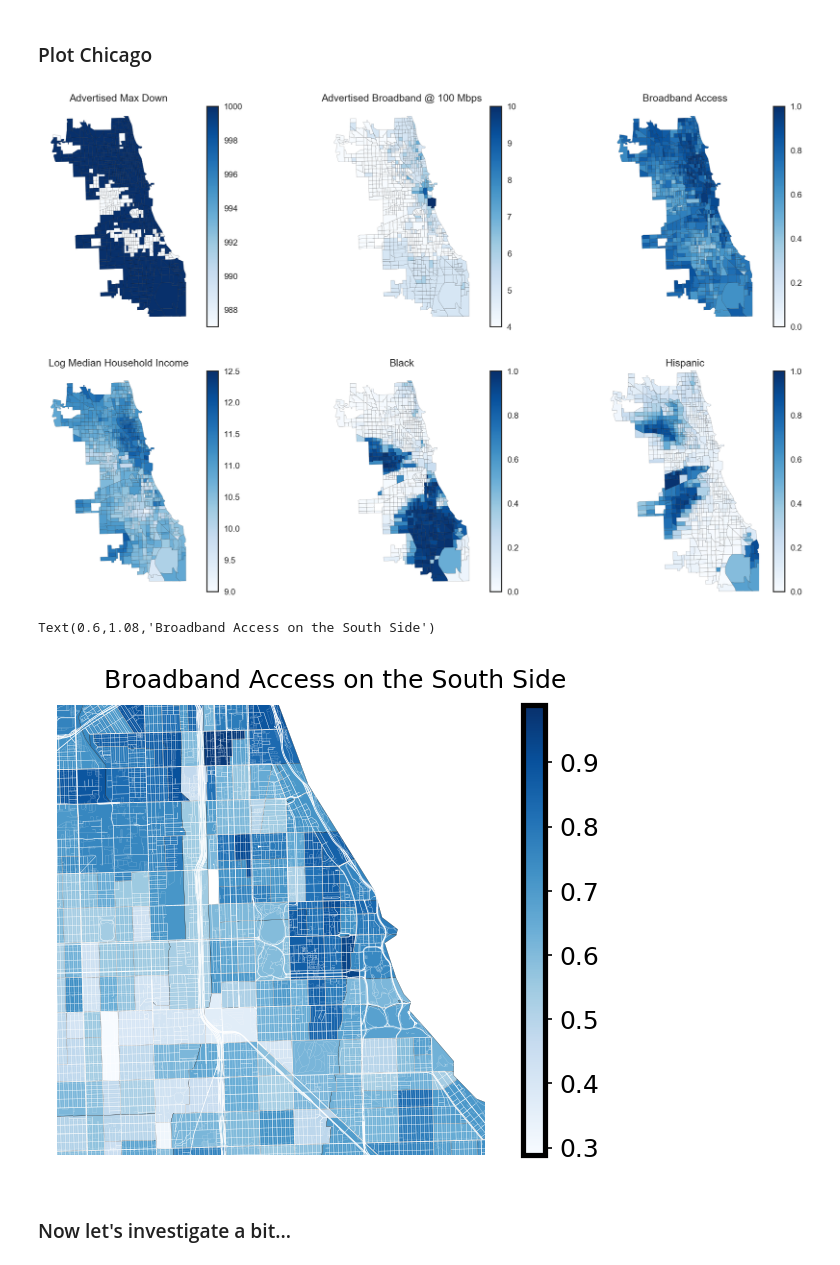
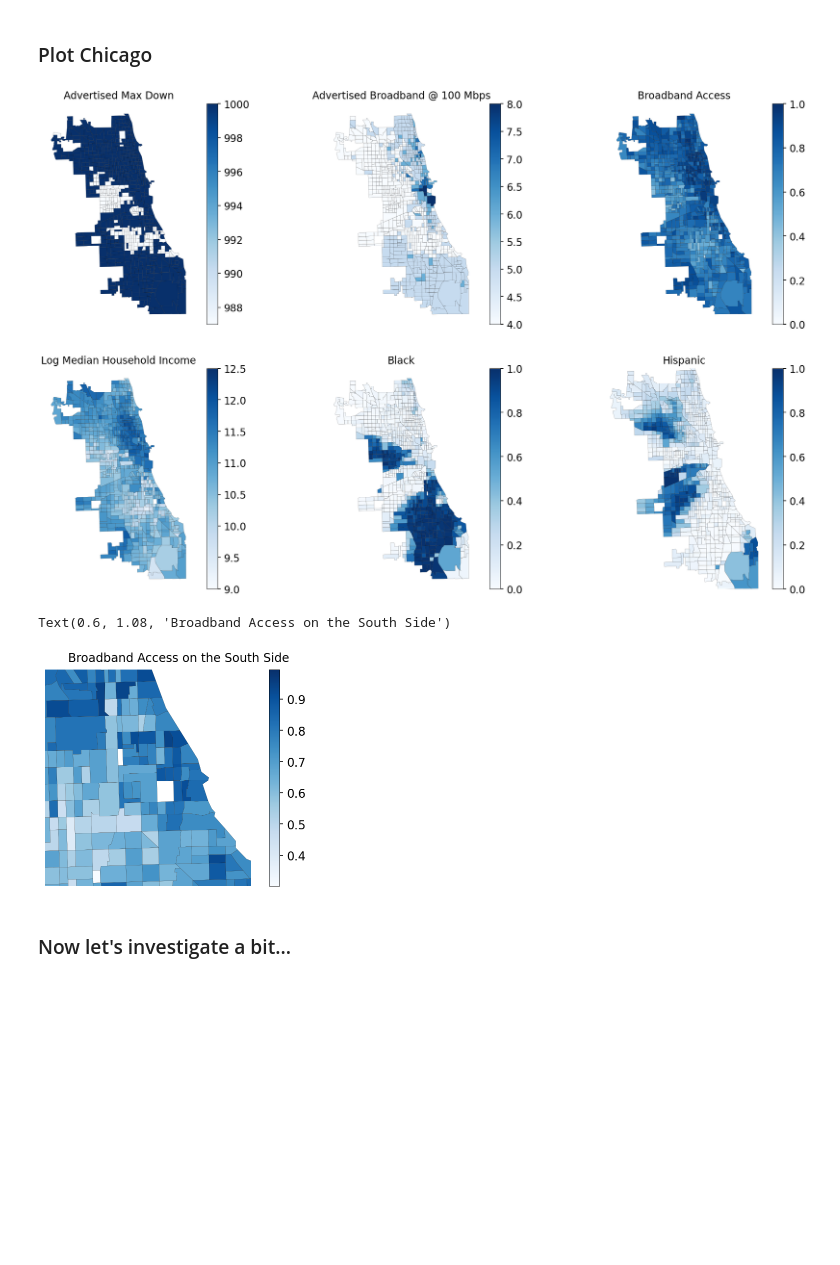
Before and after one commit to JamesSaxon/neighborhood_broadband, a Jupyter notebook: census/acs_fcc.ipynb, the cells around one changed output. Drawn from its saved outputs; the diff is of its cells as text; code cells hidden in the pictures; blank space fills up the shorter version.

````diff
--- a/census/acs_fcc.ipynb
+++ b/census/acs_fcc.ipynb
@@ -45,18 +45,29 @@ WHERE
   tr18.geoid IS NULL;
 ```
 # %%
-fcc = pd.read_csv("data/fcc_tract.csv.gz")
+fcc = pd.read_csv("../data/fcc_tract.csv.gz")
 
 #  The only city tract
 fcc.replace({"geoid" : {6037930401 : 6037137000}}, inplace = True)
 # %% [markdown]
 ### ACS
 # %%
-acs = pd.read_csv("data/acs_2018.csv.gz",
-                  usecols = ["geoid", "Broadband", "Computer", "BA", "logMHI", "Black", "Hispanic"])
+acs = pd.read_csv("../data/acs_2019.csv.gz")
 
+acs.drop(["state", "county", "tract"], inplace = True, axis = 1)
 acs["city"] = acs.geoid.replace(city_tracts)
 acs.loc[~acs.geoid.isin(city_tracts), "city"] = np.nan
+# %%
+acs["nhh_no_broadband"]                     = acs["households"] - acs["nhh_broadband"]
+acs["n_children_no_computer_and_broadband"] = acs["n_children"] - acs["n_children_computer_and_broadband"]
+
+acs["f_children_computer_and_broadband"] \
+  = (acs["n_children_computer_and_broadband"] / acs["n_children"]).round(3)
+
+for v in ["f_broadband", "f_computer", "f_ba", "f_black", "f_hispanic"]:
+    acs.loc[acs[v] < 0, v] = np.nan
+# %%
+acs["raw_ba"] = acs["n_ba"] / acs["den_ba"]
 # %% [markdown]
 ### Merge them...
 # %%
@@ -81,44 +92,44 @@ ax[0][0].set_title("Advertised Max Down")
 chicago.plot(column = "maxdowna", **style_kws, ax = ax[0][0])
 
 ax[0][1].set_title("Advertised Broadband @ 100 Mbps")
-chicago.plot(column = "n100a", vmax = 10, **style_kws, ax = ax[0][1])
+chicago.plot(column = "n100a", vmax = 8, **style_kws, ax = ax[0][1])
 
 ax[0][2].set_title("Broadband Access")
-chicago.plot(column = "Broadband", vmin = 0, vmax = 1, **style_kws, ax = ax[0][2])
-chicago[chicago["Broadband"] < 0].plot(**na_style_kws, ax = ax[0][2])
+chicago.plot(column = "f_broadband", vmin = 0, vmax = 1, **style_kws, ax = ax[0][2])
+chicago[chicago["f_broadband"] < 0].plot(**na_style_kws, ax = ax[0][2])
 
 ax[1][0].set_title("Log Median Household Income")
-chicago.plot(column = "logMHI", vmin = 9, vmax = 12.5, **style_kws, ax = ax[1][0])
-chicago[chicago["logMHI"].isna()].plot(**na_style_kws, ax = ax[1][0])
+chicago.plot(column = "log_mhi", vmin = 9, vmax = 12.5, **style_kws, ax = ax[1][0])
+chicago[chicago["log_mhi"].isna()].plot(**na_style_kws, ax = ax[1][0])
 
 ax[1][1].set_title("Black")
-chicago.plot(column = "Black", vmin = 0, vmax = 1, **style_kws, ax = ax[1][1])
-chicago[chicago["Black"] < 0].plot(**na_style_kws, ax = ax[1][1])
+chicago.plot(column = "f_black", vmin = 0, vmax = 1, **style_kws, ax = ax[1][1])
+chicago[chicago["f_black"] < 0].plot(**na_style_kws, ax = ax[1][1])
 
 ax[1][2].set_title("Hispanic")
-chicago.plot(column = "Hispanic", vmin = 0, vmax = 1, **style_kws, ax = ax[1][2])
-chicago[chicago["Hispanic"] < 0].plot(**na_style_kws, ax = ax[1][2])
+chicago.plot(column = "f_hispanic", vmin = 0, vmax = 1, **style_kws, ax = ax[1][2])
+chicago[chicago["f_hispanic"] < 0].plot(**na_style_kws, ax = ax[1][2])
 
 plt.subplots_adjust(hspace = 0.20)
 
-fig.savefig("fcc_maps.pdf")
-fig.savefig("fcc_maps.png", bbox_inches = "tight", pad_inches = 0.1, dpi = 300)
+fig.savefig("../figs/fcc_maps.pdf")
+fig.savefig("../figs/fcc_maps.png", bbox_inches = "tight", pad_inches = 0.1, dpi = 300)
 # %% [output]
-[figure, old version]
+[figure, new version]
 # %%
-ax = chicago.plot(column = "Broadband", **style_kws, figsize = (5, 3))
+ax = chicago.plot(column = "f_broadband", **style_kws, figsize = (5, 3))
 
-streets = gpd.read_file("streets_lw.geojson")
-streets.plot(color = "w", lw = streets.highway_thickness / 10, ax = ax)
+# streets = gpd.read_file("streets_lw.geojson")
+# streets.plot(color = "w", lw = streets.highway_thickness / 10, ax = ax)
 
 map_format(ax)
 ax.set_xlim(355000, 365000)
 ax.set_ylim(564500, 575000)
 
 ax.figure.suptitle("Broadband Access on the South Side", x = 0.6, y = 1.08)
 # %% [output]
-Text(0.6,1.08,'Broadband Access on the South Side')
+Text(0.6, 1.08, 'Broadband Access on the South Side')
-[figure, old version]
+[figure, new version]
 # %% [markdown]
 ### Now let's investigate a bit...
 # %%
````
Also changed, not shown: parts of 10 cells of this notebook, 3 other files.
